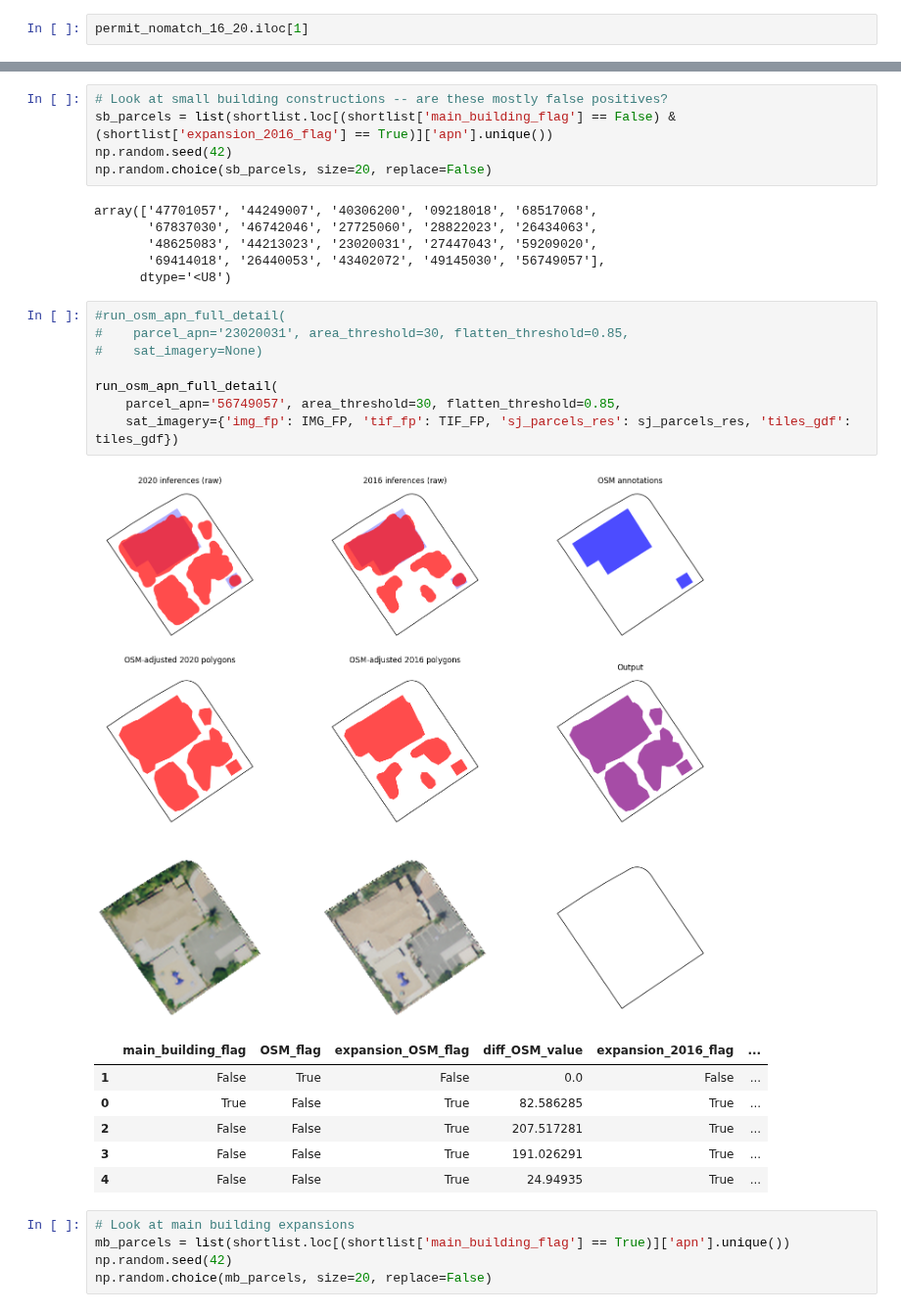
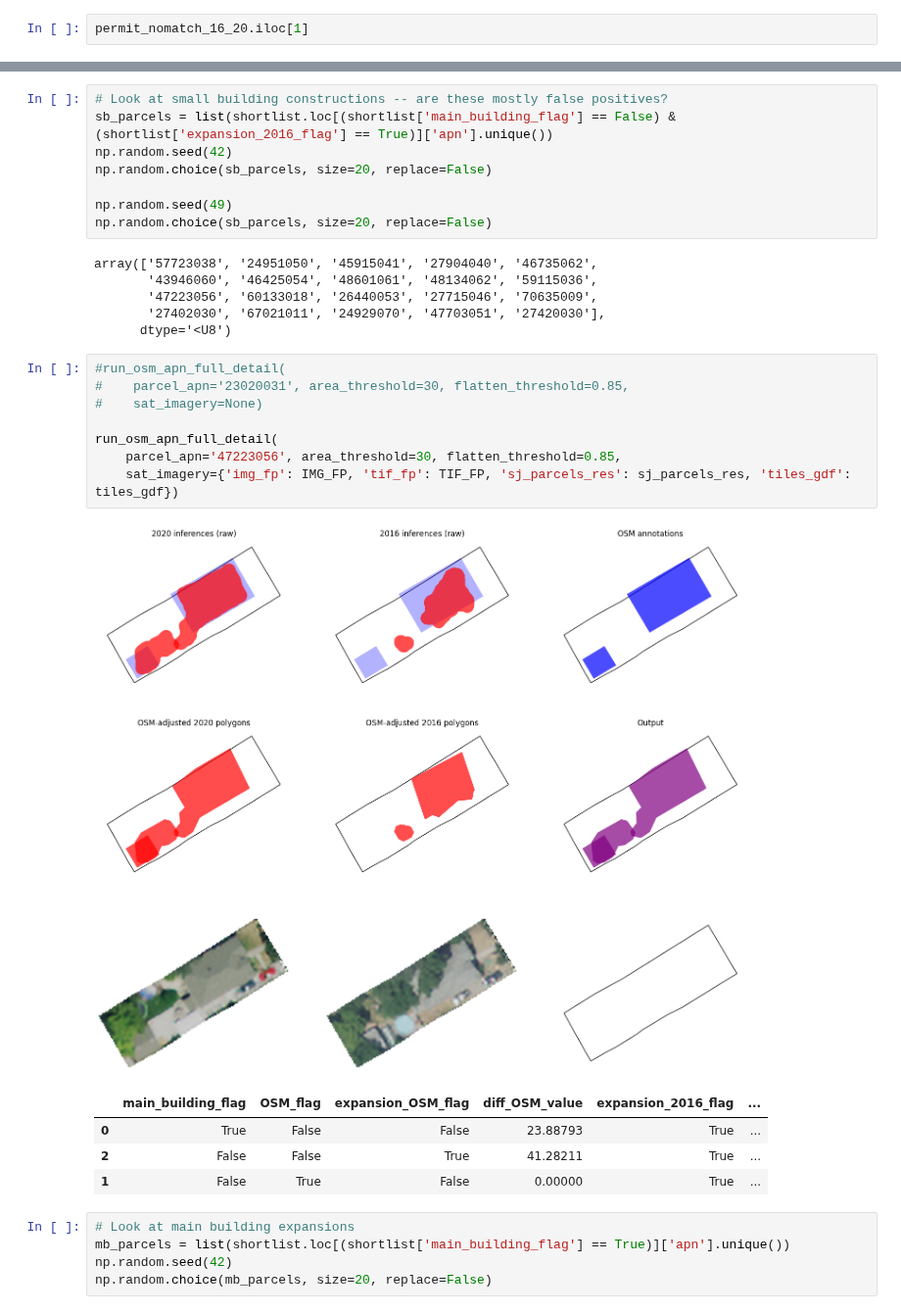
Before and after one commit to reglab/rgb-footprint-extract, a Jupyter notebook: naip_process/ADU_permit_matching.ipynb, the cells around one changed output, grey strips where cells are left out. Shown at 98% size. Cells and saved outputs as stored; diff of their text form.

```diff
--- a/naip_process/ADU_permit_matching.ipynb
+++ b/naip_process/ADU_permit_matching.ipynb
@@ -702,28 +700,29 @@ run_osm_apn_full_detail(parcel_apn='27406055', area_threshold=30, flatten_thresh
 sb_parcels = list(shortlist.loc[(shortlist['main_building_flag'] == False) & (shortlist['expansion_2016_flag'] == True)]['apn'].unique())
 np.random.seed(42)
 np.random.choice(sb_parcels, size=20, replace=False)
+
+np.random.seed(49)
+np.random.choice(sb_parcels, size=20, replace=False)
 # %% [output]
-array(['47701057', '44249007', '40306200', '09218018', '68517068',
-       '67837030', '46742046', '27725060', '28822023', '26434063',
-       '48625083', '44213023', '23020031', '27447043', '59209020',
-       '69414018', '26440053', '43402072', '49145030', '56749057'],
+array(['57723038', '24951050', '45915041', '27904040', '46735062',
+       '43946060', '46425054', '48601061', '48134062', '59115036',
+       '47223056', '60133018', '26440053', '27715046', '70635009',
+       '27402030', '67021011', '24929070', '47703051', '27420030'],
       dtype='<U8')
 # %%
 #run_osm_apn_full_detail(
 #    parcel_apn='23020031', area_threshold=30, flatten_threshold=0.85,
 #    sat_imagery=None)
 
 run_osm_apn_full_detail(
-    parcel_apn='56749057', area_threshold=30, flatten_threshold=0.85,
+    parcel_apn='47223056', area_threshold=30, flatten_threshold=0.85,
     sat_imagery={'img_fp': IMG_FP, 'tif_fp': TIF_FP, 'sj_parcels_res': sj_parcels_res, 'tiles_gdf': tiles_gdf})
 # %% [output]
-[figure, old version]
+[figure, new version]
 |  | main_building_flag | OSM_flag | expansion_OSM_flag | diff_OSM_value | expansion_2016_flag | ... |
-| 1 | False | True | False | 0.0 | False | ... |
-| 0 | True | False | True | 82.586285 | True | ... |
-| 2 | False | False | True | 207.517281 | True | ... |
-| 3 | False | False | True | 191.026291 | True | ... |
-| 4 | False | False | True | 24.94935 | True | ... |
+| 0 | True | False | False | 23.88793 | True | ... |
+| 2 | False | False | True | 41.28211 | True | ... |
+| 1 | False | True | False | 0.00000 | True | ... |
 # %%
 # Look at main building expansions
 mb_parcels = list(shortlist.loc[(shortlist['main_building_flag'] == True)]['apn'].unique())
```
Also changed, not shown: parts of 3 cells of this notebook, 1 other file.
